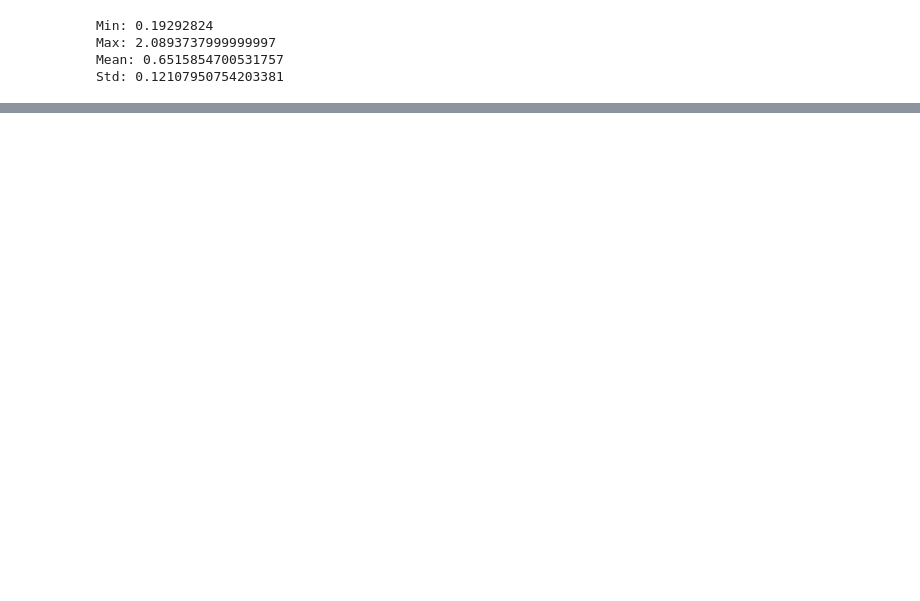
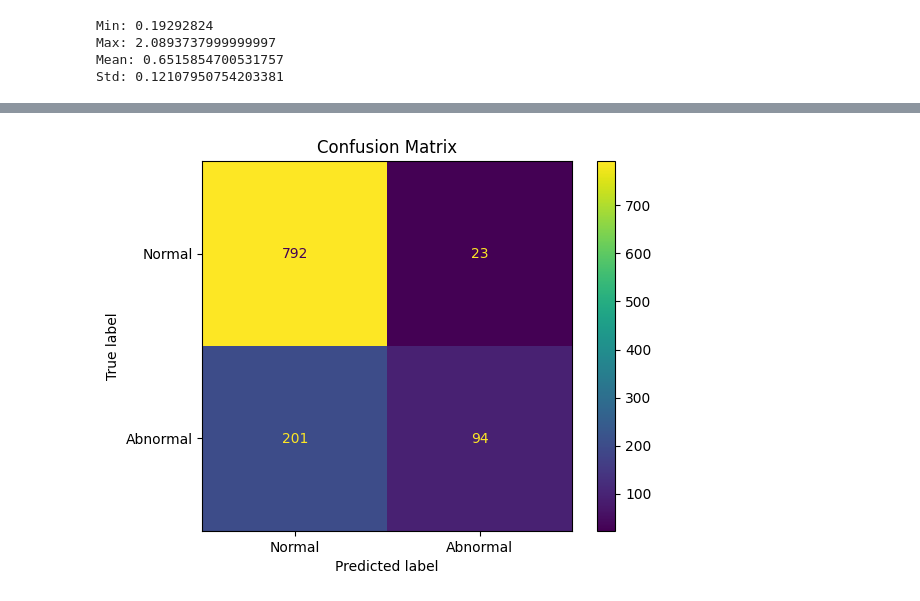
Before and after one commit to Marie-Jourdain/aerosound, a Jupyter notebook: aerosound/model/test_rnn.ipynb, the cells around one changed output, grey strips where cells are left out. Cells and saved outputs as stored; diff of their text form; code cells hidden in the pictures; blank space fills up the shorter version.

```diff
--- a/aerosound/model/test_rnn.ipynb
+++ b/aerosound/model/test_rnn.ipynb
@@ -216,0 +292,3 @@ Std: 0.12107950754203381
+# %%
+data_ori = machine_dfs['fan']
+data_ori
@@ -216,0 +418,26 @@ Std: 0.12107950754203381
+# %%
+
+def predict_sound(model, X_pred):
+    ''' predict normal/abnormal '''
+    X_pred_rnn = X_pred.to_numpy().reshape(
+        X_pred.shape[0],
+        X_pred.shape[1],
+        1
+    )
+    X_pred_rnn = X_pred_rnn * 10
+    y = model.predict(X_pred_rnn)
+    return (y >= 0.5).astype(int), y
+
+
+def model_evaluate(model, X_test, y_test):
+    ''' show the performance of the model '''
+    y_pred = predict_sound(model, X_test).ravel()
+    ConfusionMatrixDisplay.from_predictions(
+        y_test,
+        y_pred,
+        labels=[0,1],
+        display_labels=["Normal", "Abnormal"]
+    )
+
+    plt.title("Confusion Matrix")
+    plt.show()
@@ -216,0 +493,3 @@ Std: 0.12107950754203381
+# %%
+model_evaluate(rnn_model, X_test, y_test)
+# %% [output]
@@ -216,0 +497 @@ Std: 0.12107950754203381
+[figure, added]
```
Also changed, not shown: parts of 24 cells of this notebook, 4 other files.
